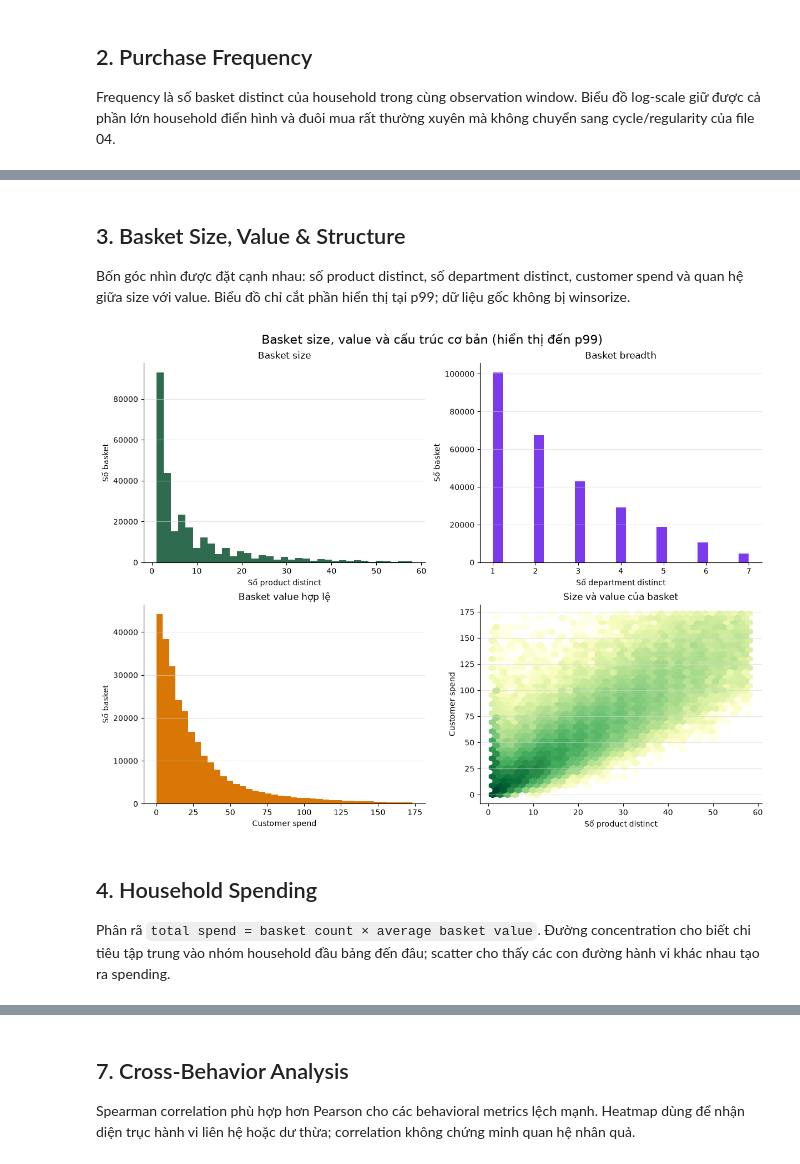
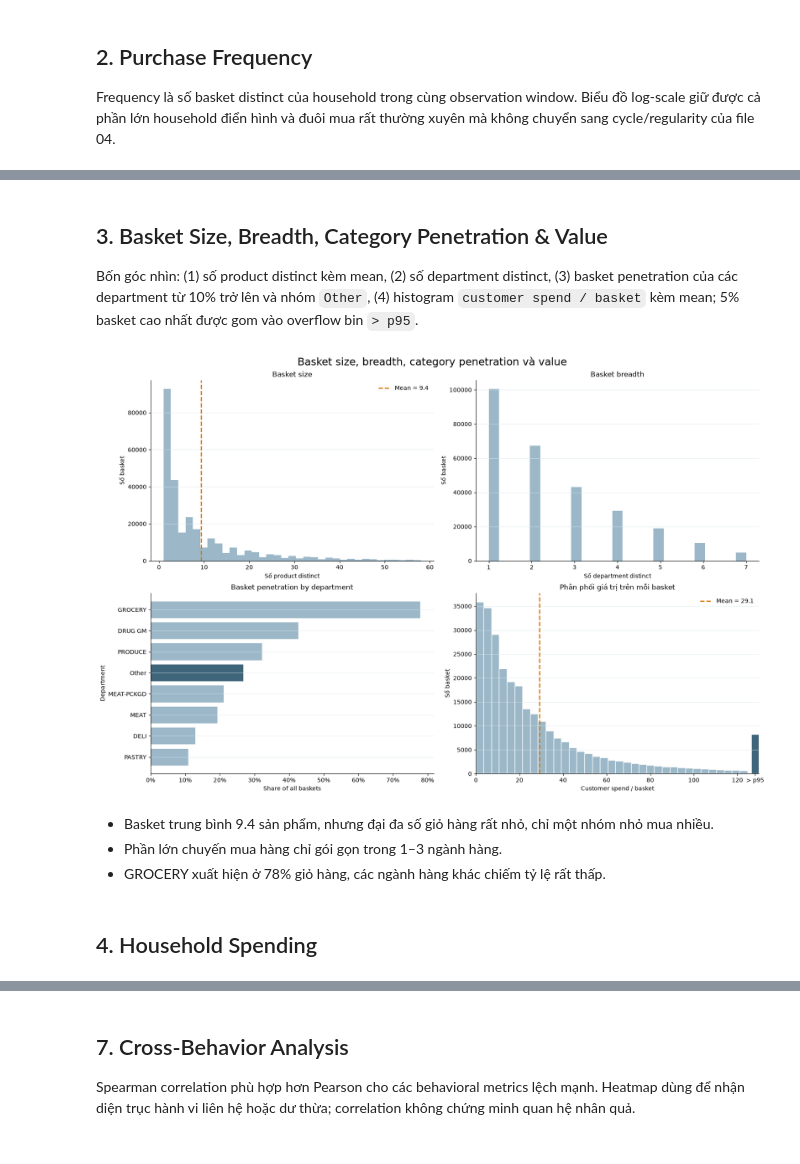
Before and after one commit to manhhungtr211/Propensity---Dunnhumby, a Jupyter notebook: notebooks/03_transaction_behavior.ipynb, the cells around one changed output, grey strips where cells are left out. Drawn from its saved outputs; the diff is of its cells as text; code cells hidden in the pictures.

Commit message:
feat(update): update transaction behavior analysis

```diff
--- a/notebooks/03_transaction_behavior.ipynb
+++ b/notebooks/03_transaction_behavior.ipynb
@@ -69,15 +61,20 @@ purchase_frequency_figure = plot_purchase_frequency(behavior.households)
 # %% [markdown]
-## 3. Basket Size, Value & Structure
+## 3. Basket Size, Breadth, Category Penetration & Value
 
-Bốn góc nhìn được đặt cạnh nhau: số product distinct, số department distinct, customer spend và quan hệ giữa size với value. Biểu đồ chỉ cắt phần hiển thị tại p99; dữ liệu gốc không bị winsorize.
+Bốn góc nhìn: (1) số product distinct kèm mean, (2) số department distinct, (3) basket penetration của các department từ 10% trở lên và nhóm `Other`, (4) histogram `customer spend / basket` kèm mean; 5% basket cao nhất được gom vào overflow bin `> p95`.
 # %%
-basket_figure = plot_basket_size_value_structure(behavior.baskets)
+basket_figure = plot_basket_size_value_structure(
+    behavior.baskets,
+    behavior.category_penetration,
+)
 # %% [output]
-[figure, old version]
+[figure, new version]
+# %% [markdown]
+- Basket trung bình 9.4 sản phẩm, nhưng đại đa số giỏ hàng rất nhỏ, chỉ một nhóm nhỏ mua nhiều.
+- Phần lớn chuyến mua hàng chỉ gói gọn trong 1–3 ngành hàng.
+- GROCERY xuất hiện ở 78% giỏ hàng, các ngành hàng khác chiếm tỷ lệ rất thấp.
 # %% [markdown]
 ## 4. Household Spending
-
-Phân rã `total spend = basket count × average basket value`. Đường concentration cho biết chi tiêu tập trung vào nhóm household đầu bảng đến đâu; scatter cho thấy các con đường hành vi khác nhau tạo ra spending.
 # %%
 household_spending_figure = plot_household_spending(behavior.households)
 # %% [output]
```
Also changed, not shown: parts of 13 cells of this notebook, 7 other files.
